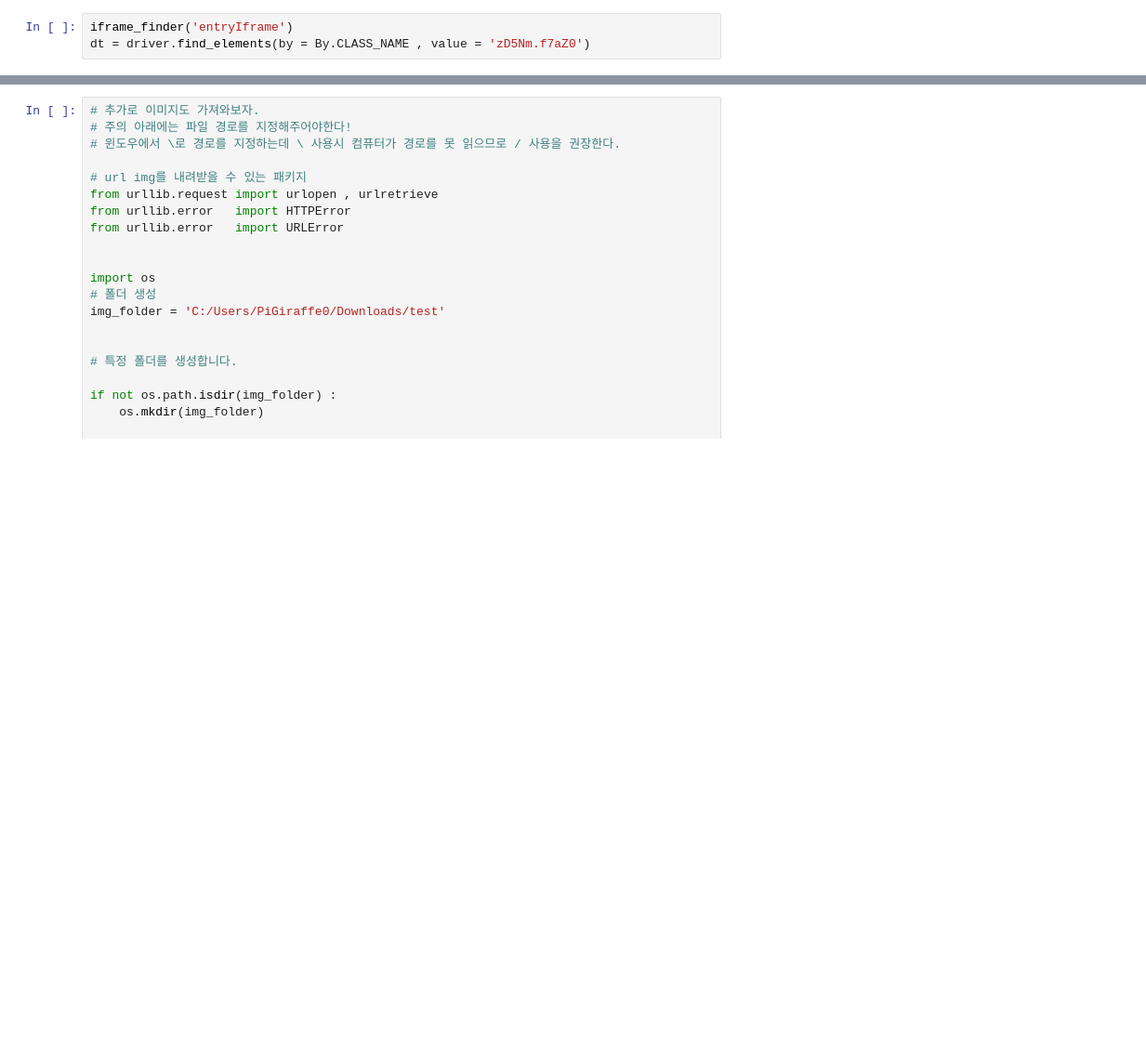
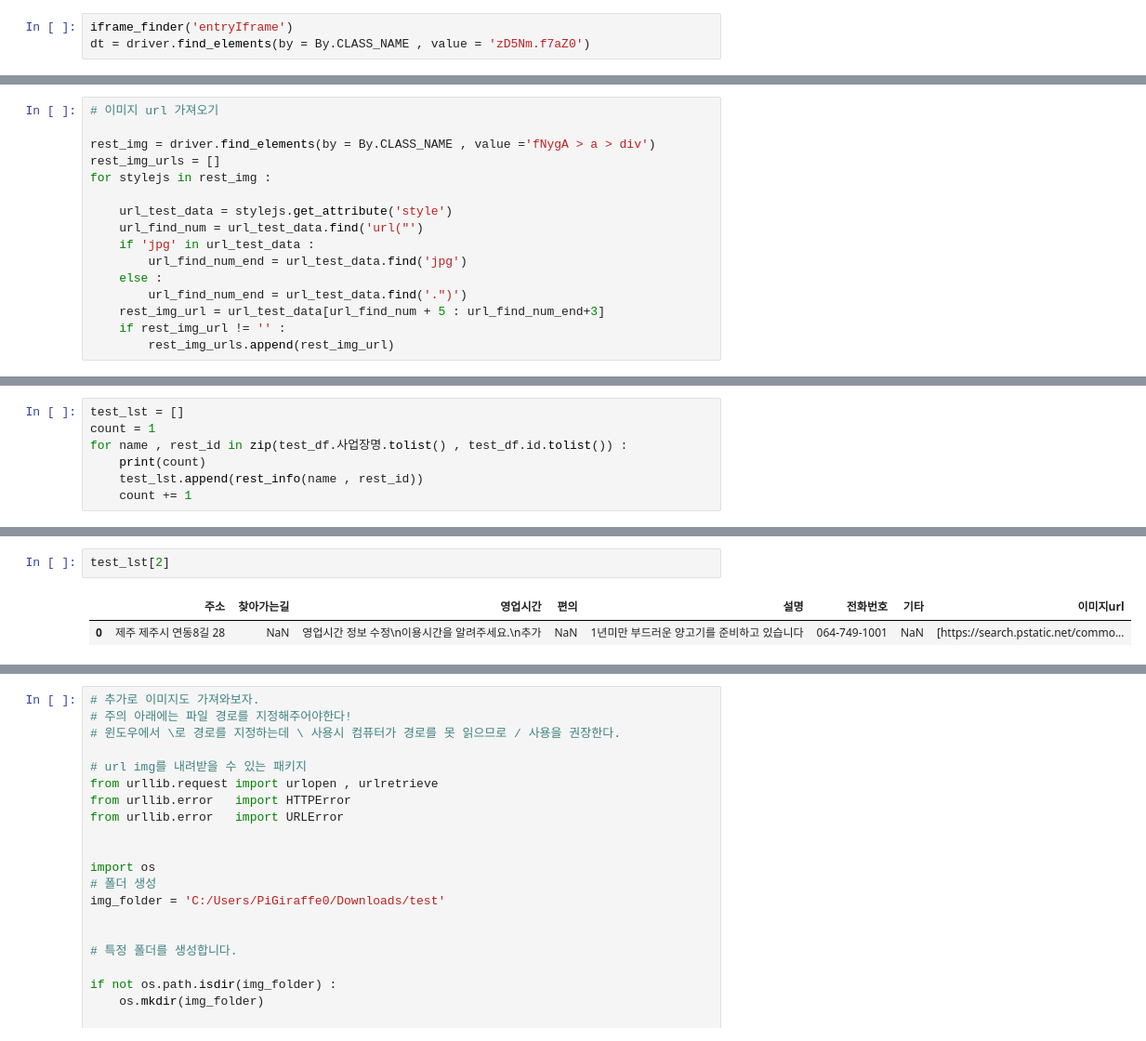
Before and after one commit to JUICE-JinHyeong/TABA_4, a Jupyter notebook: Crawling/Crawling/Crawling_rest_info.ipynb, the cells around one changed output, grey strips where cells are left out. Shown at 93% size. Drawn from its saved outputs; the diff is of its cells as text; blank space fills up the shorter version.

```diff
--- a/Crawling/Crawling/Crawling_rest_info.ipynb
+++ b/Crawling/Crawling/Crawling_rest_info.ipynb
@@ -138,0 +99,16 @@ img_lst = driver.find_elements(by = By.CSS_SELECTOR , value = '.people_li > a >
+# %%
+# 이미지 url 가져오기
+
+rest_img = driver.find_elements(by = By.CLASS_NAME , value ='fNygA > a > div')
+rest_img_urls = []
+for stylejs in rest_img :
+
+    url_test_data = stylejs.get_attribute('style')
+    url_find_num = url_test_data.find('url("')
+    if 'jpg' in url_test_data :
+        url_find_num_end = url_test_data.find('jpg')
+    else :
+        url_find_num_end = url_test_data.find('.")')
+    rest_img_url = url_test_data[url_find_num + 5 : url_find_num_end+3]
+    if rest_img_url != '' :
+        rest_img_urls.append(rest_img_url)
@@ -138,0 +272,7 @@ img_lst = driver.find_elements(by = By.CSS_SELECTOR , value = '.people_li > a >
+# %%
+test_lst = []
+count = 1
+for name , rest_id in zip(test_df.사업장명.tolist() , test_df.id.tolist()) :
+    print(count)
+    test_lst.append(rest_info(name , rest_id))
+    count += 1
@@ -138,0 +307,5 @@ img_lst = driver.find_elements(by = By.CSS_SELECTOR , value = '.people_li > a >
+# %%
+test_lst[2]
+# %% [output]
+|  | 주소 | 찾아가는길 | 영업시간 | 편의 | 설명 | 전화번호 | 기타 | 이미지url |
+| 0 | 제주 제주시 연동8길 28 | NaN | 영업시간 정보 수정\n이용시간을 알려주세요.\n추가 | NaN | 1년미만 부드러운 양고기를 준비하고 있습니다 | 064-749-1001 | NaN | [https://search.pstatic.net/commo... |
```
Also changed, not shown: parts of 30 cells of this notebook, 2 other files.
